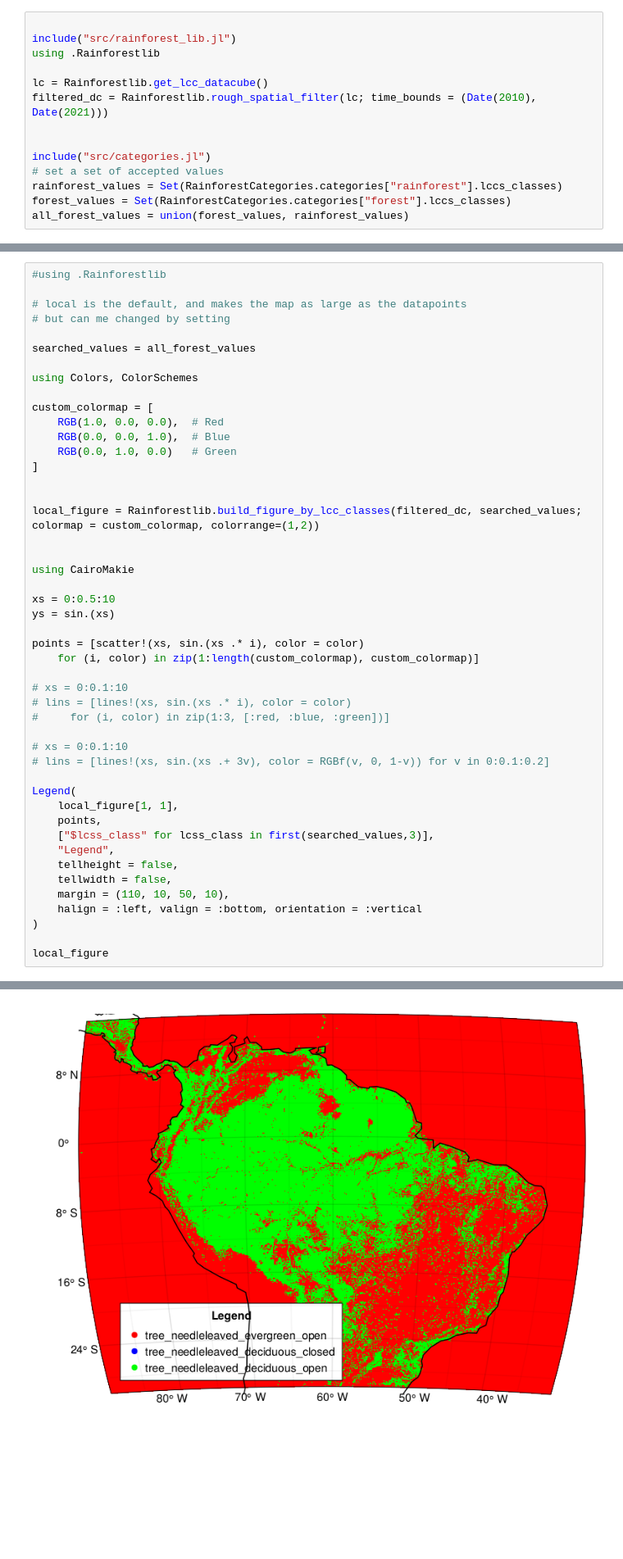
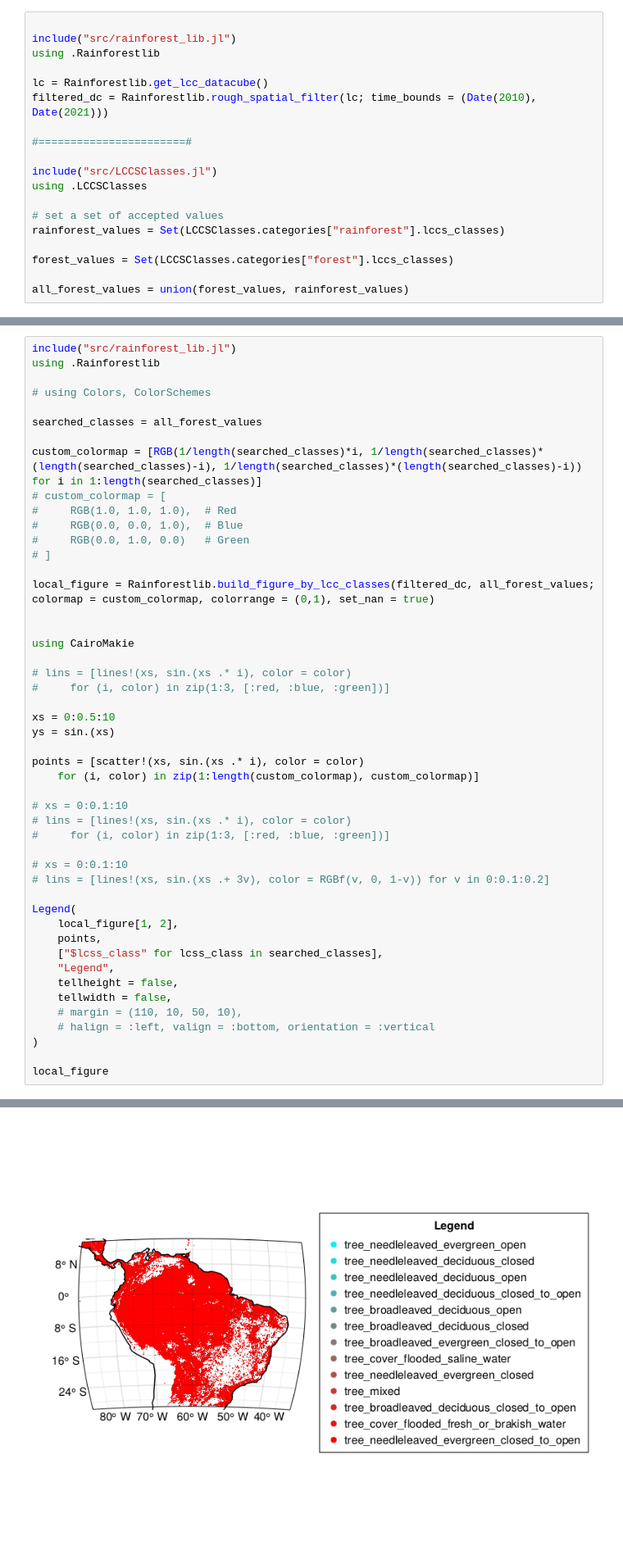
Before and after one commit to Eisenbahnplatte/spatio_temporal_data-rainforest_development, a Jupyter notebook: fabis_notebook.ipynb, the cells around one changed output, grey strips where cells are left out. Shown at 82% size. Saved outputs shown, nothing was run; the diff lists cells and outputs as text; blank space fills up the shorter version.

Commit message:
updated legend, filterbywantedcategories doesnt work yet

```diff
--- a/fabis_notebook.ipynb
+++ b/fabis_notebook.ipynb
@@ -19,10 +22,15 @@ using .Rainforestlib
 lc = Rainforestlib.get_lcc_datacube()
 filtered_dc = Rainforestlib.rough_spatial_filter(lc; time_bounds = (Date(2010), Date(2021)))
 
+#=======================#
 
-include("src/categories.jl")
+include("src/LCCSClasses.jl")
+using .LCCSClasses
+
 # set a set of accepted values
-rainforest_values = Set(RainforestCategories.categories["rainforest"].lccs_classes)
-forest_values = Set(RainforestCategories.categories["forest"].lccs_classes)
+rainforest_values = Set(LCCSClasses.categories["rainforest"].lccs_classes)
+
+forest_values = Set(LCCSClasses.categories["forest"].lccs_classes)
+
 all_forest_values = union(forest_values, rainforest_values)
 # %% [output]
@@ -47,24 +79,25 @@ global_figure = Rainforestlib.build_figure_by_lcc_classes(lc, accepted_values, f
 # %%
-#using .Rainforestlib
+include("src/rainforest_lib.jl")
+using .Rainforestlib
 
-# local is the default, and makes the map as large as the datapoints
-# but can me changed by setting
+# using Colors, ColorSchemes
 
-searched_values = all_forest_values
+searched_classes = all_forest_values
 
-using Colors, ColorSchemes
+custom_colormap = [RGB(1/length(searched_classes)*i, 1/length(searched_classes)*(length(searched_classes)-i), 1/length(searched_classes)*(length(searched_classes)-i)) for i in 1:length(searched_classes)]
+# custom_colormap = [
+#     RGB(1.0, 1.0, 1.0),  # Red
+#     RGB(0.0, 0.0, 1.0),  # Blue
+#     RGB(0.0, 1.0, 0.0)   # Green
+# ]
 
-custom_colormap = [
-    RGB(1.0, 0.0, 0.0),  # Red
-    RGB(0.0, 0.0, 1.0),  # Blue
-    RGB(0.0, 1.0, 0.0)   # Green
-]
-
-
-local_figure = Rainforestlib.build_figure_by_lcc_classes(filtered_dc, searched_values; colormap = custom_colormap, colorrange=(1,2))
+local_figure = Rainforestlib.build_figure_by_lcc_classes(filtered_dc, all_forest_values; colormap = custom_colormap, colorrange = (0,1), set_nan = true)
 
 
 using CairoMakie
+
+# lins = [lines!(xs, sin.(xs .* i), color = color)
+#     for (i, color) in zip(1:3, [:red, :blue, :green])]
 
 xs = 0:0.5:10
 ys = sin.(xs)
@@ -80,14 +113,14 @@ points = [scatter!(xs, sin.(xs .* i), color = color)
 # lins = [lines!(xs, sin.(xs .+ 3v), color = RGBf(v, 0, 1-v)) for v in 0:0.1:0.2]
 
 Legend(
-    local_figure[1, 1],
+    local_figure[1, 2],
     points,
-    ["$lcss_class" for lcss_class in first(searched_values,3)],
+    ["$lcss_class" for lcss_class in searched_classes],
     "Legend",
     tellheight = false,
     tellwidth = false,
-    margin = (110, 10, 50, 10),
-    halign = :left, valign = :bottom, orientation = :vertical
+    # margin = (110, 10, 50, 10),
+    # halign = :left, valign = :bottom, orientation = :vertical
 )
 
 local_figure
@@ -95 +129 @@ local_figure
-[figure, old version]
+[figure, new version]
```
Also changed, not shown: parts of 5 cells of this notebook, 3 other files.
